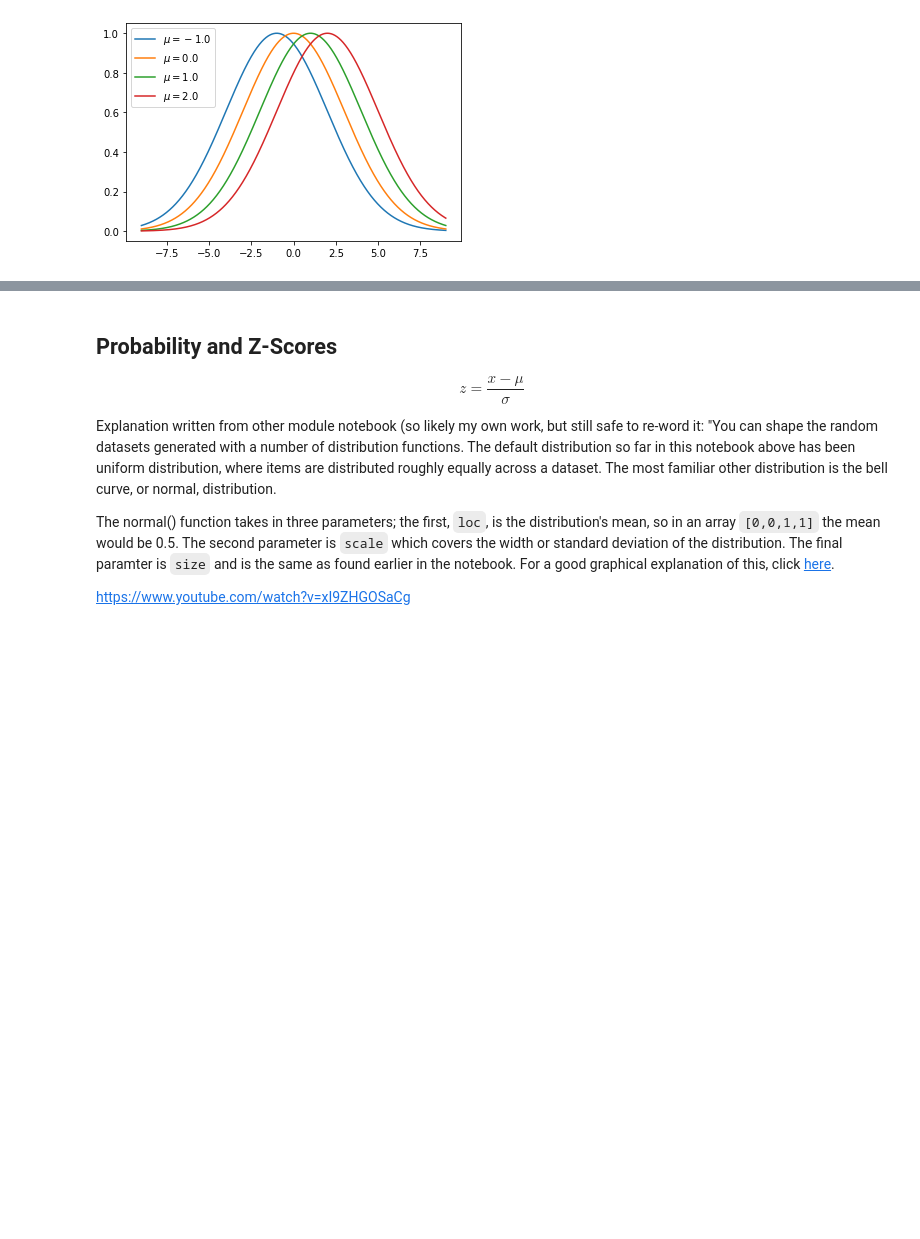
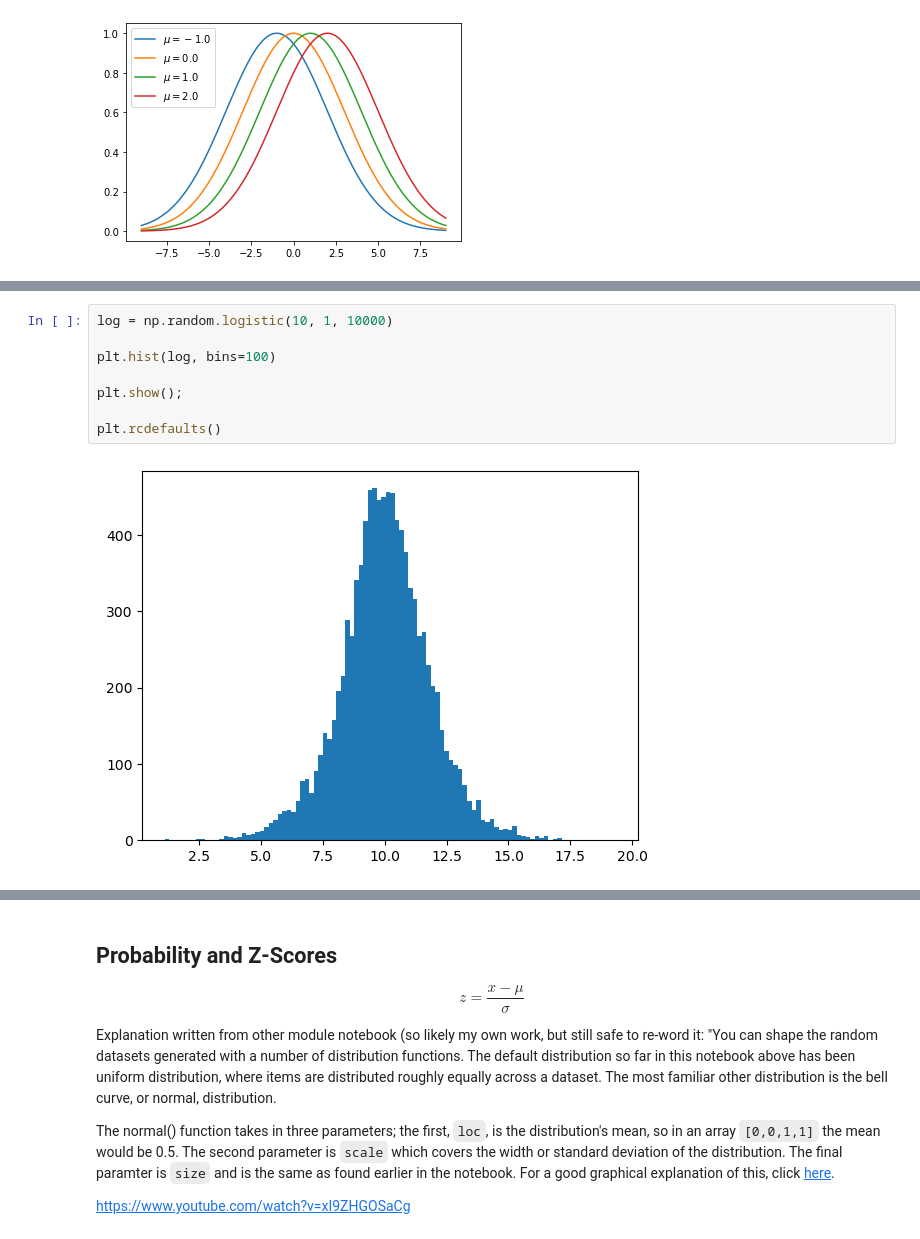
Before and after one commit to kiehozero/atu-fundda2022, a Jupyter notebook: practicals/00-normal-distribution.ipynb, the cells around one changed output, grey strips where cells are left out. Cells and saved outputs as stored; diff of their text form; blank space fills up the shorter version.

```diff
--- a/practicals/00-normal-distribution.ipynb
+++ b/practicals/00-normal-distribution.ipynb
@@ -86,0 +105,10 @@ plt.show()
+# %%
+log = np.random.logistic(10, 1, 10000)
+
+plt.hist(log, bins=100)
+
+plt.show();
+
+plt.rcdefaults()
+# %% [output]
+[figure, added]
```
Also changed, not shown: parts of 19 cells of this notebook, 1 other file.
